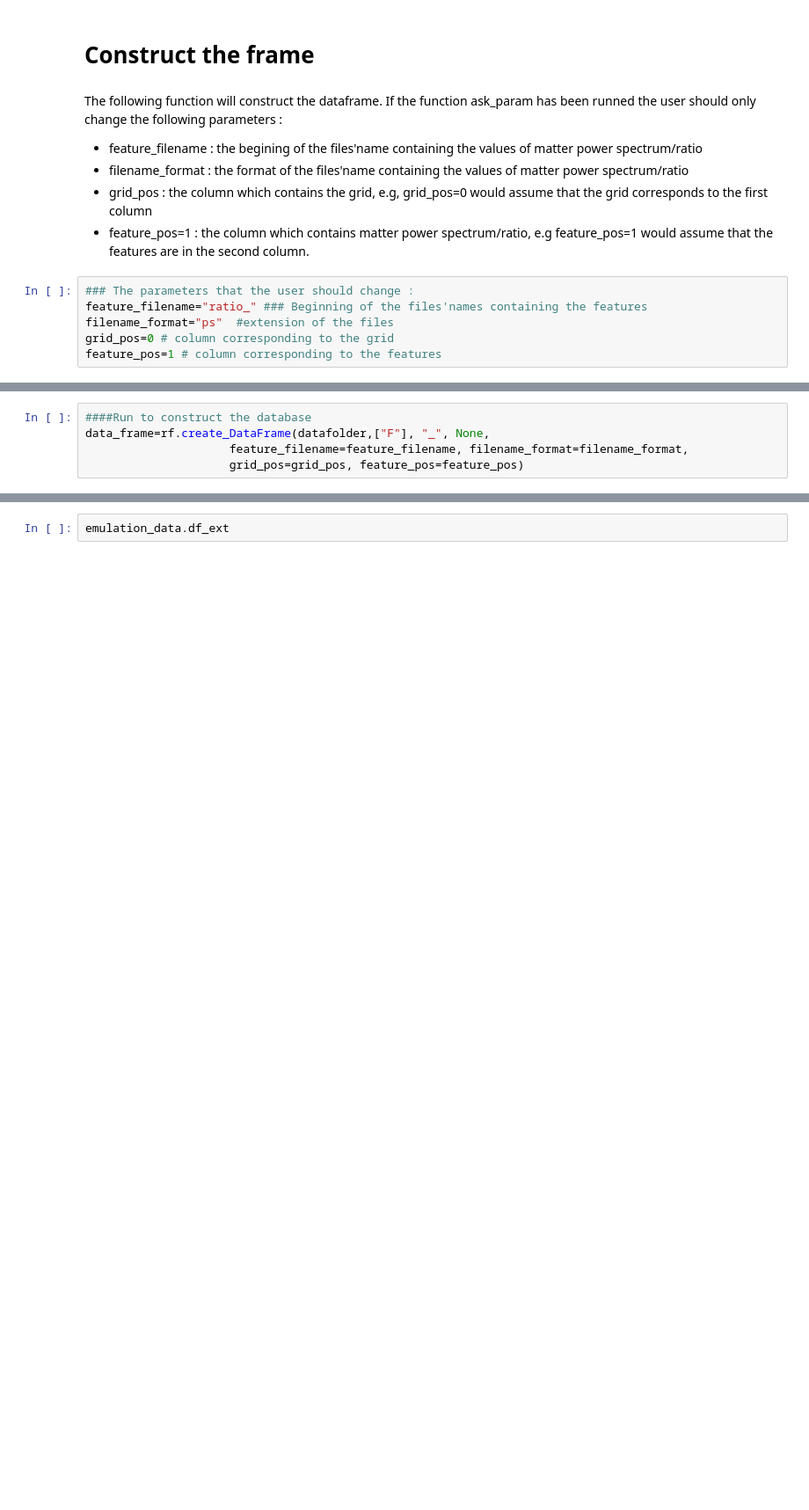
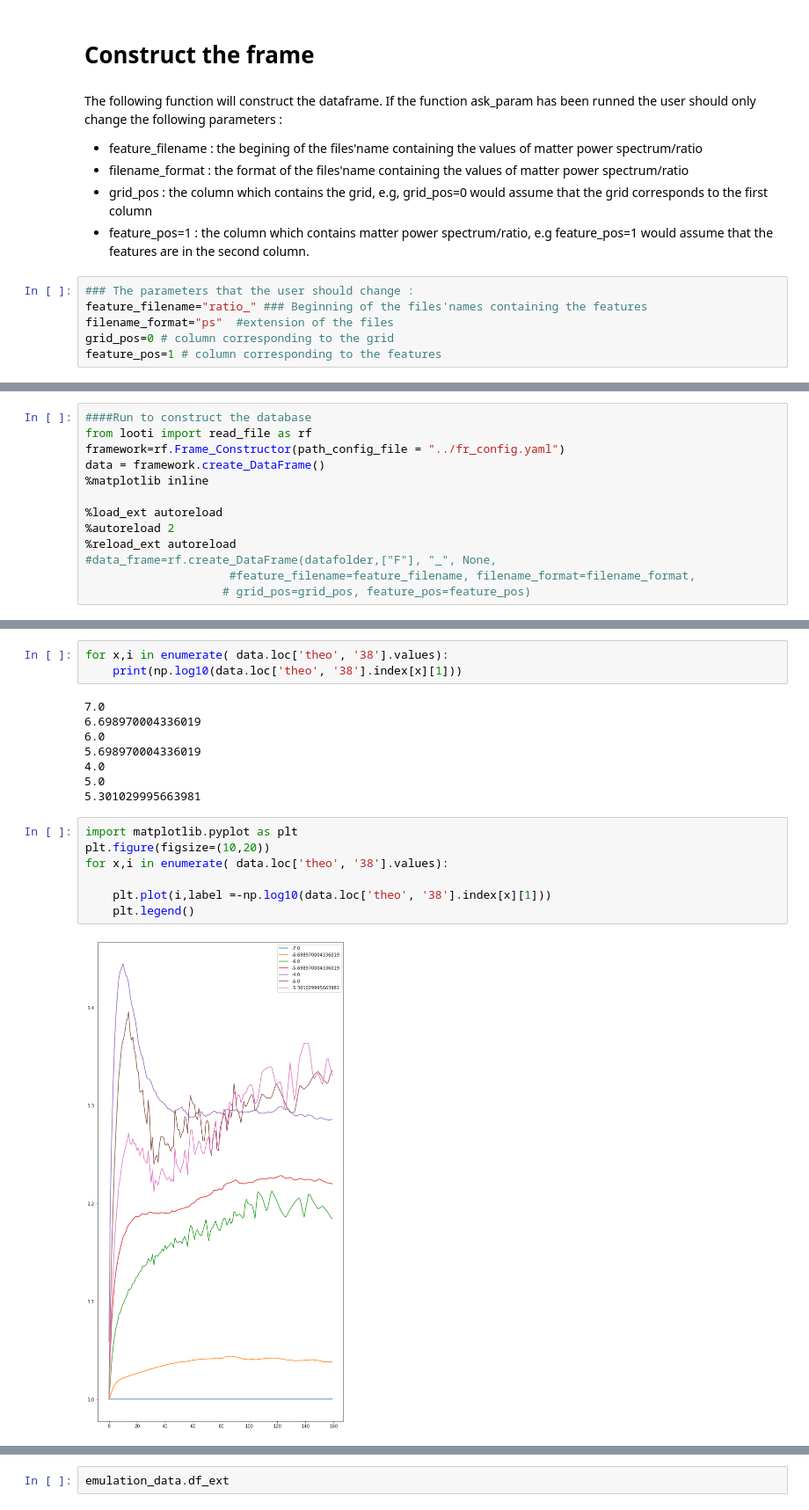
Before and after one commit to santiagocasas/looti-test-public, a Jupyter notebook: notebooks/Read_Files_FR.ipynb, the cells around one changed output, grey strips where cells are left out. Shown at 88% size. Drawn from its saved outputs; the diff is of its cells as text; blank space fills up the shorter version.

```diff
--- a/notebooks/Read_Files_FR.ipynb
+++ b/notebooks/Read_Files_FR.ipynb
@@ -92,6 +122,14 @@ feature_pos=1 # column corresponding to the features
 # %%
 ####Run to construct the database
-data_frame=rf.create_DataFrame(datafolder,["F"], "_", None,
-                     feature_filename=feature_filename, filename_format=filename_format,
-                     grid_pos=grid_pos, feature_pos=feature_pos)
+from looti import read_file as rf
+framework=rf.Frame_Constructor(path_config_file = "../fr_config.yaml")
+data = framework.create_DataFrame()
+%matplotlib inline
+
+%load_ext autoreload
+%autoreload 2
+%reload_ext autoreload
+#data_frame=rf.create_DataFrame(datafolder,["F"], "_", None,
+                     #feature_filename=feature_filename, filename_format=filename_format,
+                    # grid_pos=grid_pos, feature_pos=feature_pos)
 # %% [output]
@@ -115,2 +177,22 @@ data_frame=rf.create_DataFrame(datafolder,["F"], "_", None,
+# %%
+for x,i in enumerate( data.loc['theo', '38'].values):
+    print(np.log10(data.loc['theo', '38'].index[x][1]))
+# %% [output]
+7.0
+6.698970004336019
+6.0
+5.698970004336019
+4.0
+5.0
+5.301029995663981
+# %%
+import matplotlib.pyplot as plt
+plt.figure(figsize=(10,20))
+for x,i in enumerate( data.loc['theo', '38'].values):
+
+    plt.plot(i,label =-np.log10(data.loc['theo', '38'].index[x][1]))
+    plt.legend()
+# %% [output]
+[figure, added]
 # %%
 def transform_F_R(x):
```
Also changed, not shown: parts of 14 cells of this notebook.
